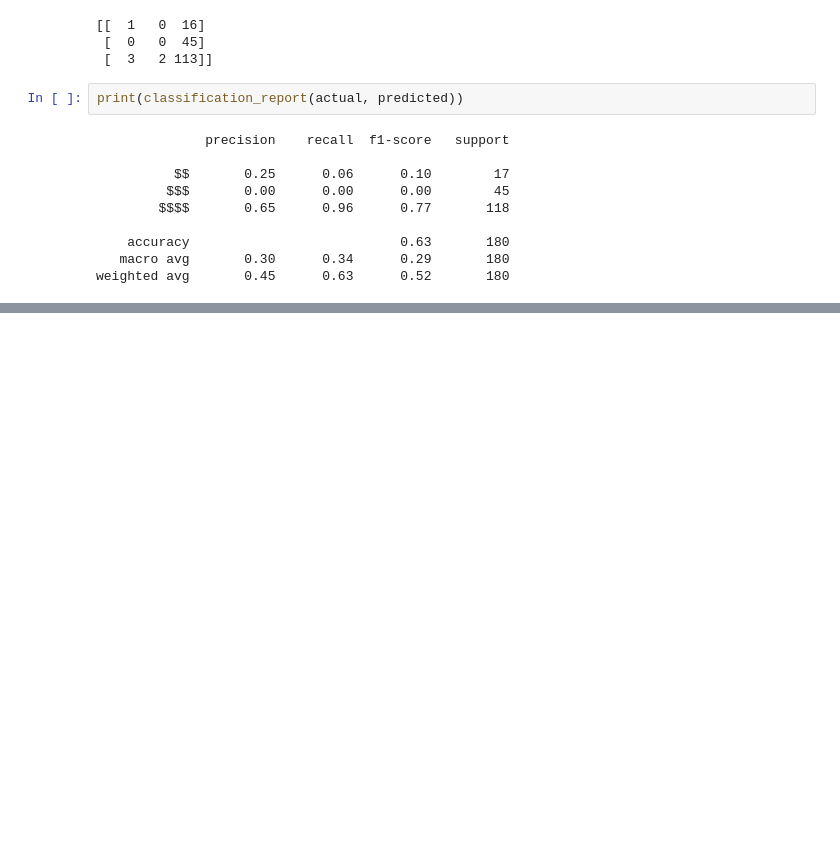
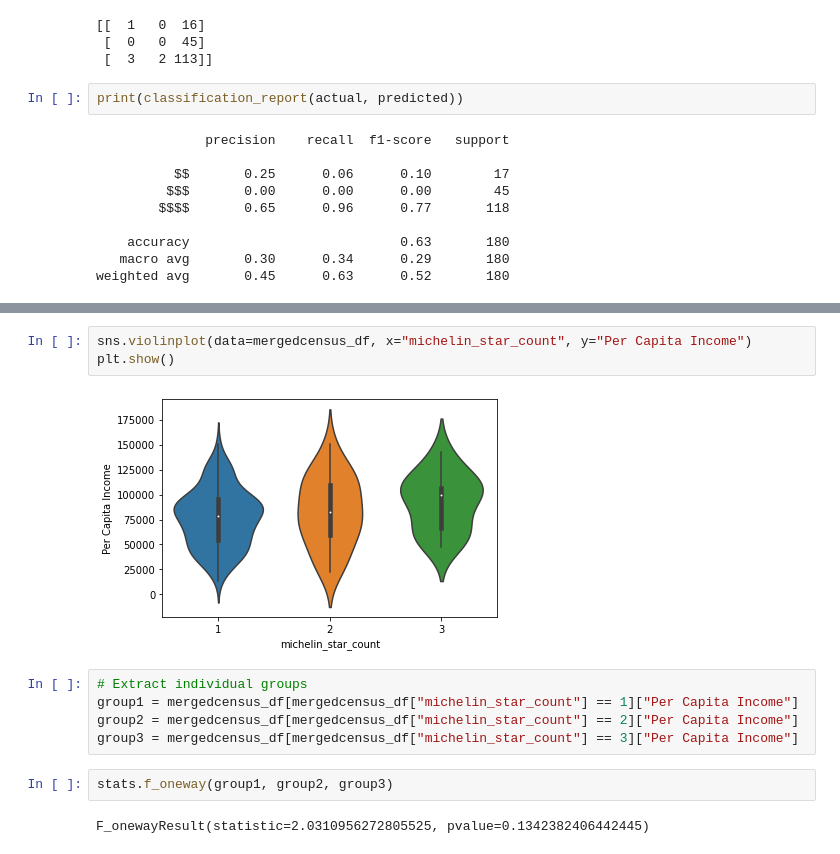
Before and after one commit to EI-github/smu_project1_michelinrestaurants, a Jupyter notebook: Elyssa_Work/Project_1_Elyssa_Maps.ipynb, the cells around one changed output, grey strips where cells are left out. Drawn from its saved outputs; the diff is of its cells as text; blank space fills up the shorter version.

```diff
--- a/Elyssa_Work/Project_1_Elyssa_Maps.ipynb
+++ b/Elyssa_Work/Project_1_Elyssa_Maps.ipynb
@@ -348,0 +382,14 @@ weighted avg       0.45      0.63      0.52       180
+# %%
+sns.violinplot(data=mergedcensus_df, x="michelin_star_count", y="Per Capita Income")
+plt.show()
+# %% [output]
+[figure, added]
+# %%
+# Extract individual groups
+group1 = mergedcensus_df[mergedcensus_df["michelin_star_count"] == 1]["Per Capita Income"]
+group2 = mergedcensus_df[mergedcensus_df["michelin_star_count"] == 2]["Per Capita Income"]
+group3 = mergedcensus_df[mergedcensus_df["michelin_star_count"] == 3]["Per Capita Income"]
+# %%
+stats.f_oneway(group1, group2, group3)
+# %% [output]
+F_onewayResult(statistic=2.0310956272805525, pvalue=0.1342382406442445)
```
Also changed, not shown: parts of 12 cells of this notebook, 16 other files.
